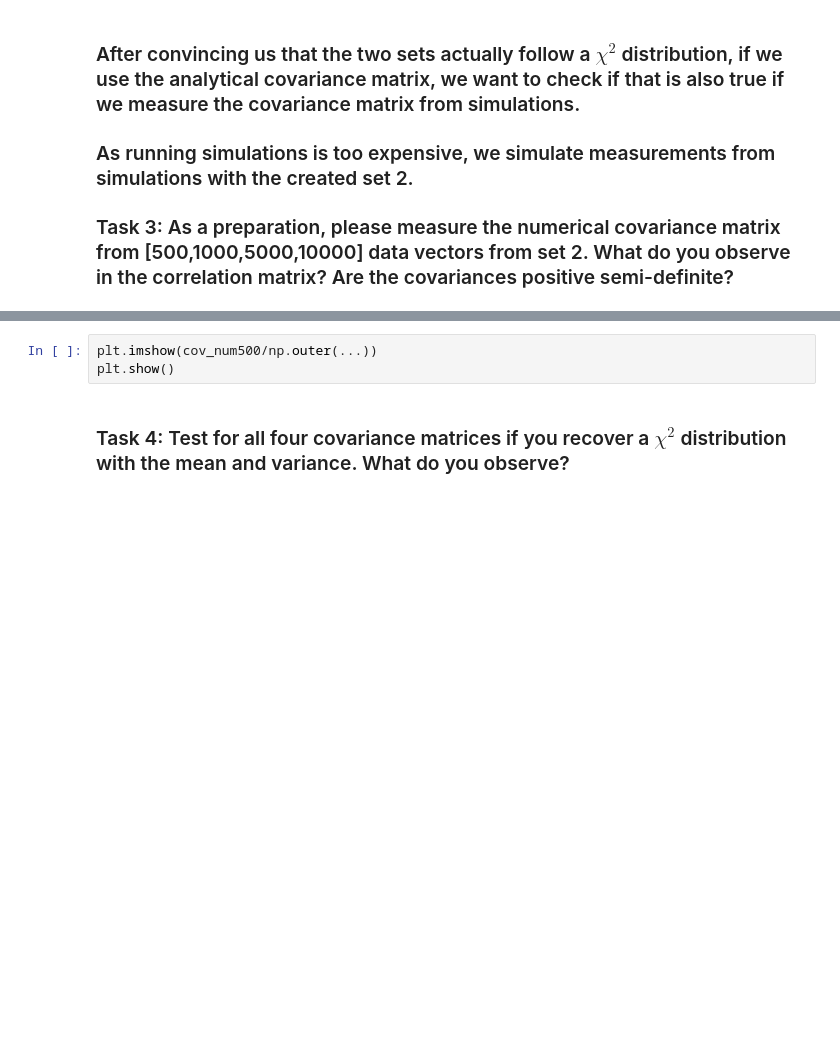
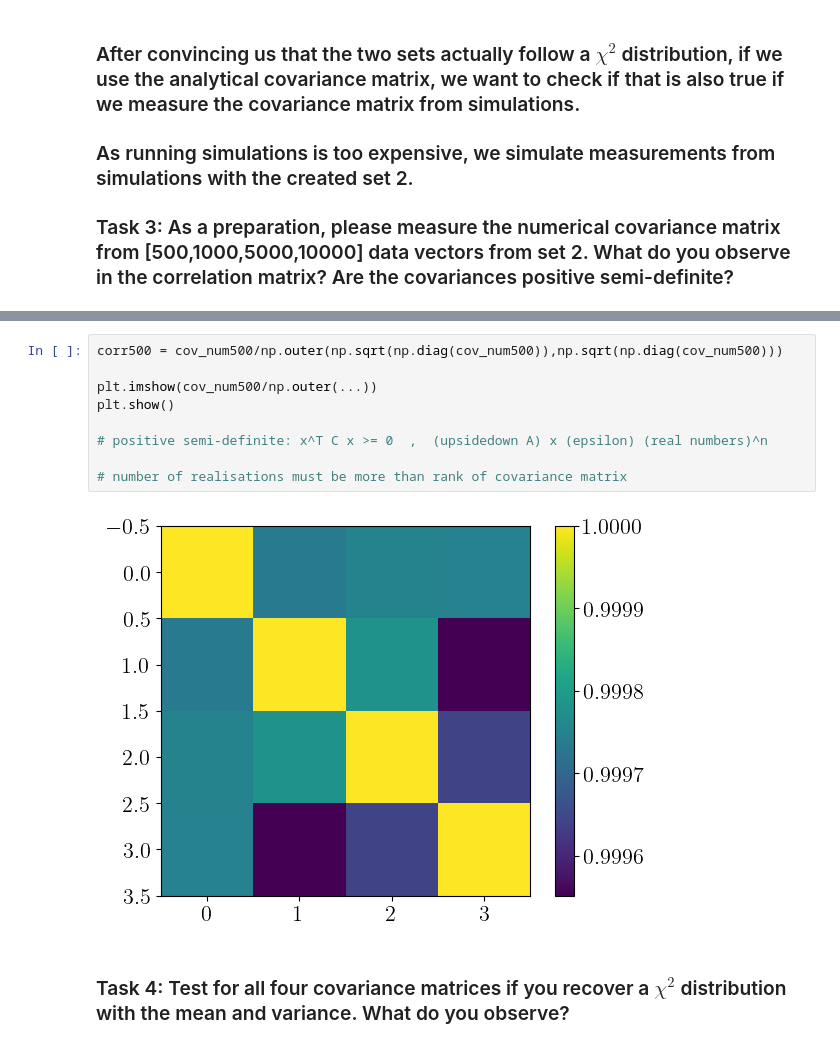
Before and after one commit to Rashaad-Reid/UWAstroStats, a Jupyter notebook: projects/2ptstat-analysis/assignments/assignment1.ipynb, the cells around one changed output, grey strips where cells are left out. Saved outputs shown, nothing was run; the diff lists cells and outputs as text; blank space fills up the shorter version.

```diff
--- a/projects/2ptstat-analysis/assignments/assignment1.ipynb
+++ b/projects/2ptstat-analysis/assignments/assignment1.ipynb
@@ -84,6 +100,14 @@ cov_num10000 = np.cov(...)
-# %%
-plt.imshow(cov_num500/np.outer(...))
-plt.show()
+# %%
+corr500 = cov_num500/np.outer(np.sqrt(np.diag(cov_num500)),np.sqrt(np.diag(cov_num500)))
+
+plt.imshow(cov_num500/np.outer(...))
+plt.show()
+
+# positive semi-definite: x^T C x >= 0  ,  (upsidedown A) x (epsilon) (real numbers)^n
+
+# number of realisations must be more than rank of covariance matrix
+# %% [output]
+[figure, added]
 # %% [markdown]
 ### Task 4: Test for all four covariance matrices if you recover a $\chi^2$ distribution with the mean and variance. What do you observe?
 # %%
```
Also changed, not shown: parts of 5 cells of this notebook.
